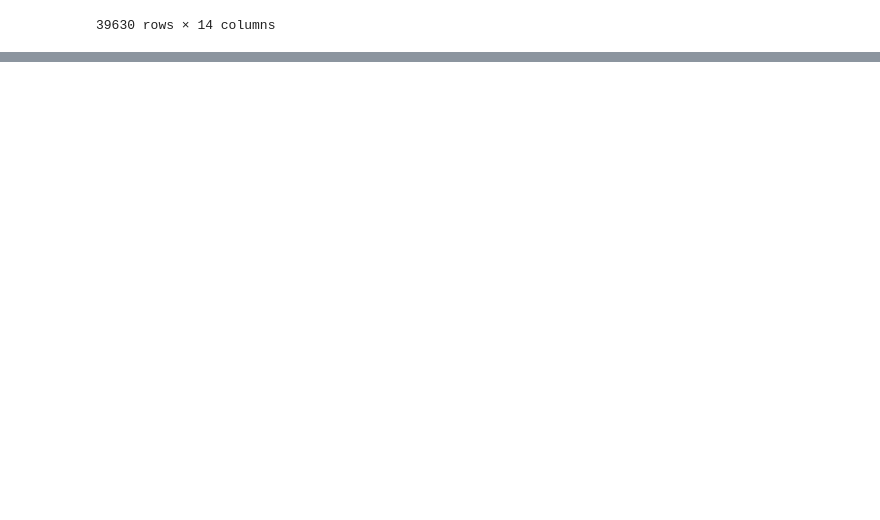
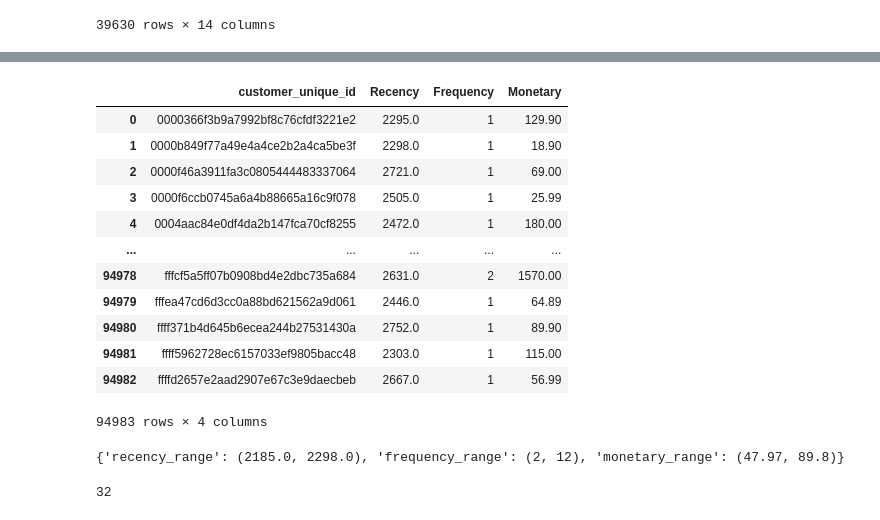
Before and after one commit to zhaskanat123/e-commerce, a Jupyter notebook: e-commers.ipynb, the cells around one changed output, grey strips where cells are left out. Saved outputs shown, nothing was run; the diff lists cells and outputs as text; code cells hidden in the pictures; blank space fills up the shorter version.

```diff
--- a/e-commers.ipynb
+++ b/e-commers.ipynb
@@ -796,0 +769,39 @@ period = 365
+# %%
+merged_df = pd.merge(orders, customers, on='customer_id')
+merged_df = pd.merge(merged_df, order_items, on='order_id')
+# %%
+merged_df = merged_df.query('order_status not in ("canceled", "unavailable")')
+# %%
+import datetime as dt
+
+# Определяем текущую дату (можно заменить на актуальную)
+current_date = pd.Timestamp(date.today())
+
+# Расчет Recency (R)
+rfm_df = merged_df.groupby('customer_unique_id').agg({
+    'order_approved_at': lambda x: (current_date - x.max()).days,
+    'order_id': 'count',
+    'price': 'sum'
+}).reset_index()
+
+# Переименуем колонки для удобства
+rfm_df.columns = ['customer_unique_id', 'Recency', 'Frequency', 'Monetary']
+
+# Отфильтруем клиентов с нулевыми покупками (если есть)
+rfm_df = rfm_df[rfm_df['Monetary'] > 0]
+# %%
+rfm_df
+# %% [output]
+|  | customer_unique_id | Recency | Frequency | Monetary |
+| 0 | 0000366f3b9a7992bf8c76cfdf3221e2 | 2295.0 | 1 | 129.90 |
+| 1 | 0000b849f77a49e4a4ce2b2a4ca5be3f | 2298.0 | 1 | 18.90 |
+| 2 | 0000f46a3911fa3c0805444483337064 | 2721.0 | 1 | 69.00 |
+| 3 | 0000f6ccb0745a6a4b88665a16c9f078 | 2505.0 | 1 | 25.99 |
+| 4 | 0004aac84e0df4da2b147fca70cf8255 | 2472.0 | 1 | 180.00 |
+| ... | ... | ... | ... | ... |
+| 94978 | fffcf5a5ff07b0908bd4e2dbc735a684 | 2631.0 | 2 | 1570.00 |
+| 94979 | fffea47cd6d3cc0a88bd621562a9d061 | 2446.0 | 1 | 64.89 |
+| 94980 | ffff371b4d645b6ecea244b27531430a | 2752.0 | 1 | 89.90 |
+| 94981 | ffff5962728ec6157033ef9805bacc48 | 2303.0 | 1 | 115.00 |
+| 94982 | ffffd2657e2aad2907e67c3e9daecbeb | 2667.0 | 1 | 56.99 |
+94983 rows × 4 columns
@@ -796,0 +829,23 @@ period = 365
+# %%
+# Функция для описания границ метрик
+def describe_rfm_segment(rfm_df, segment):
+    subset = rfm_df[rfm_df['RFM_Segment'] == segment]
+    recency_range = subset['Recency'].min(), subset['Recency'].max()
+    frequency_range = subset['Frequency'].min(), subset['Frequency'].max()
+    monetary_range = subset['Monetary'].min(), subset['Monetary'].max()
+    return {
+        'recency_range': recency_range,
+        'frequency_range': frequency_range,
+        'monetary_range': monetary_range
+    }
+
+# Пример: Описание сегмента 142
+segment_description = describe_rfm_segment(rfm_df, '142')
+print(segment_description)
+# %% [output]
+{'recency_range': (2185.0, 2298.0), 'frequency_range': (2, 12), 'monetary_range': (47.97, 89.8)}
+# %%
+rfm_grouped = rfm_df.groupby('RFM_Segment').agg({'Recency': 'mean', 'Frequency': 'mean', 'Monetary': 'mean'}).round(1)
+rfm_grouped.value_counts().count() # 32 кластеров
+# %% [output]
+32
```
Also changed, not shown: parts of 39 cells of this notebook, 1 other file.
